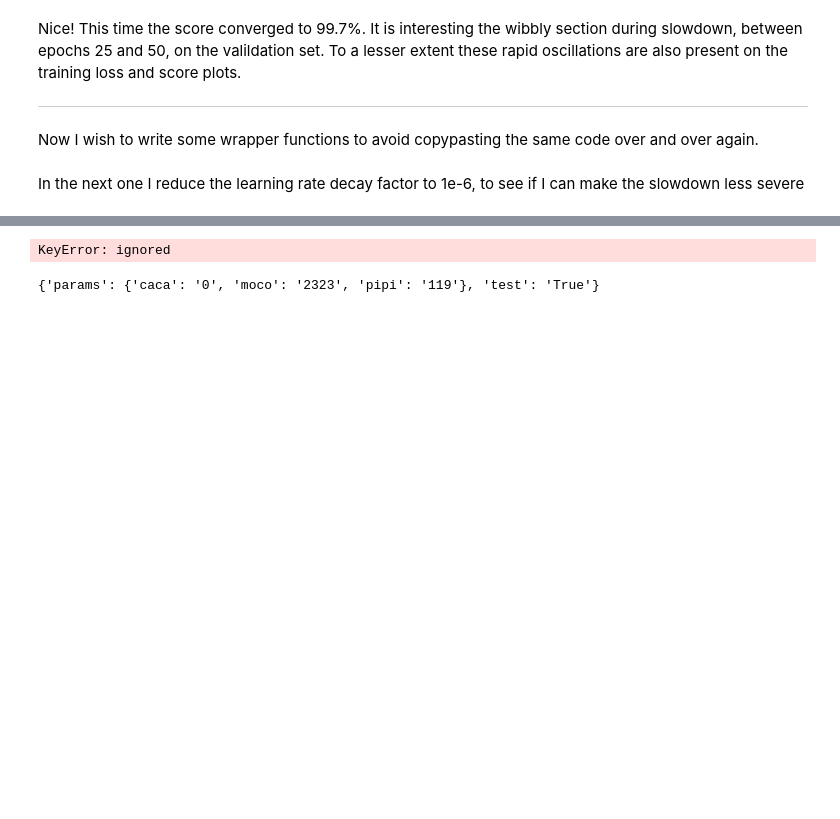
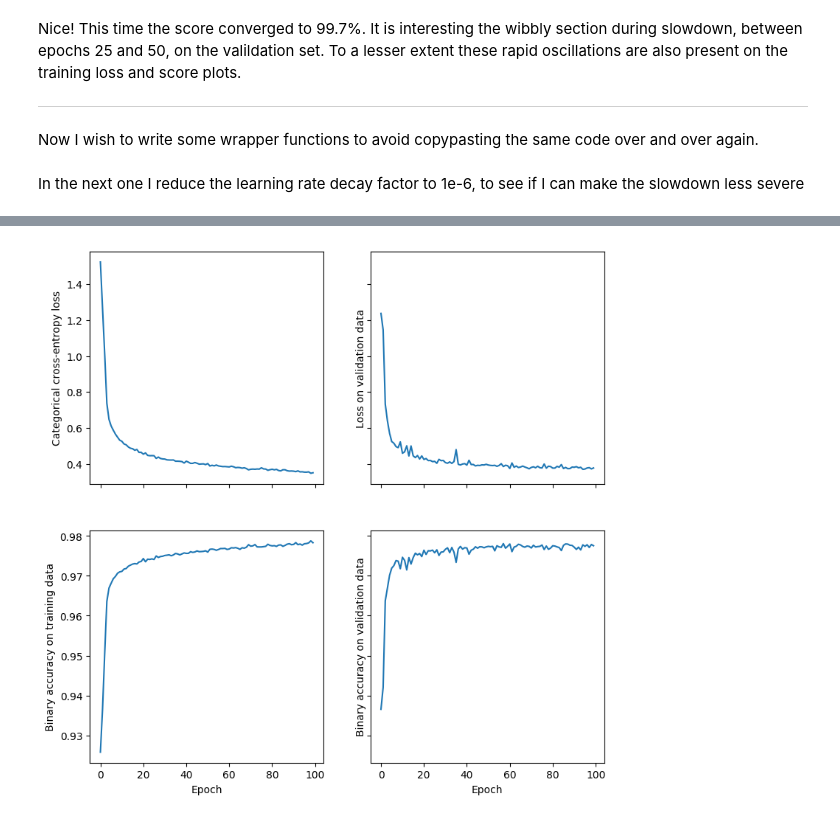
Before and after one commit to ManuelSolimano/mqc-nets, a Jupyter notebook: Colab Notebooks/modelling.ipynb, the cells around one changed output, grey strips where cells are left out. Saved outputs shown, nothing was run; the diff lists cells and outputs as text; code cells hidden in the pictures; blank space fills up the shorter version.

```diff
--- a/Colab Notebooks/modelling.ipynb
+++ b/Colab Notebooks/modelling.ipynb
@@ -150,3 +155,8 @@ Wall time: 3min 20s
+# %%
+plop = dict()
+for trak in zip(model.metrics_names, metrics):
+  key, value = trak
+  plop[key] = value
 # %% [markdown]
 This is a good model., however it may not be an improvement over the first one I trained. Run 0 gave 93% accuracy but then,
 Run 1 only 90%.
@@ -684,8 +694,15 @@ def compile_train_test(model, data, optiparams, fitparams, evalparams, name,
   training = model.fit(*train_data,  **fitparams)
 
   score = model.evaluate(*test_data, **evalparams)
+
+  testmetrics = dict()
+  for pair in zip(model.metrics_names, score):
+    key, value = pair
+    testmetrics[key] = str(value)
+
+
   model_filename = performance_plots('/content/gdrive/My Drive/mqc-collab/plots/{}_run'.format(name),
-                                     optiparams,training, score)
+                                     optiparams,training, testmetrics)
   print('test_loss: {}\nbinary_accuracy: {}'.format(score[0], score[1]))
   model.save(model_filename)
   print('Model saved to ' + model_filename)
@@ -765,10 +782,10 @@ data = load_dataset('/content/gdrive/My Drive/mqc-collab/dataset35498_433t_11c.h
 optiparams=dict(lr=0.001, beta_1=0.9, beta_2=0.999, epsilon=None, decay=1e-6,
                   amsgrad=True)
 
-fitparams= dict(epochs=100, batch_size=120, validation_data=data[-1])
+fitparams= dict(epochs=100, batch_size=120, validation_data=data[-1], verbose=0)
 
 evalparams = dict(batch_size=100)
 
 trained_model  = compile_train_test(model_shallow7_multiclass(), data, optiparams, fitparams, evalparams,
-                   'model7v2', metrics=['categorical_accuracy'])
+                   'model7v2', metrics=['binary_accuracy'])
 # %% [output]
@@ -792 +796 @@ Epoch 100/100
-KeyError: ignored
+[figure, added]
@@ -804,4 +796,0 @@ for key in metadata:
-# %%
-metadata
-# %% [output]
-{'params': {'caca': '0', 'moco': '2323', 'pipi': '119'}, 'test': 'True'}
```
Also changed, not shown: parts of 10 cells of this notebook, 7 other files.
